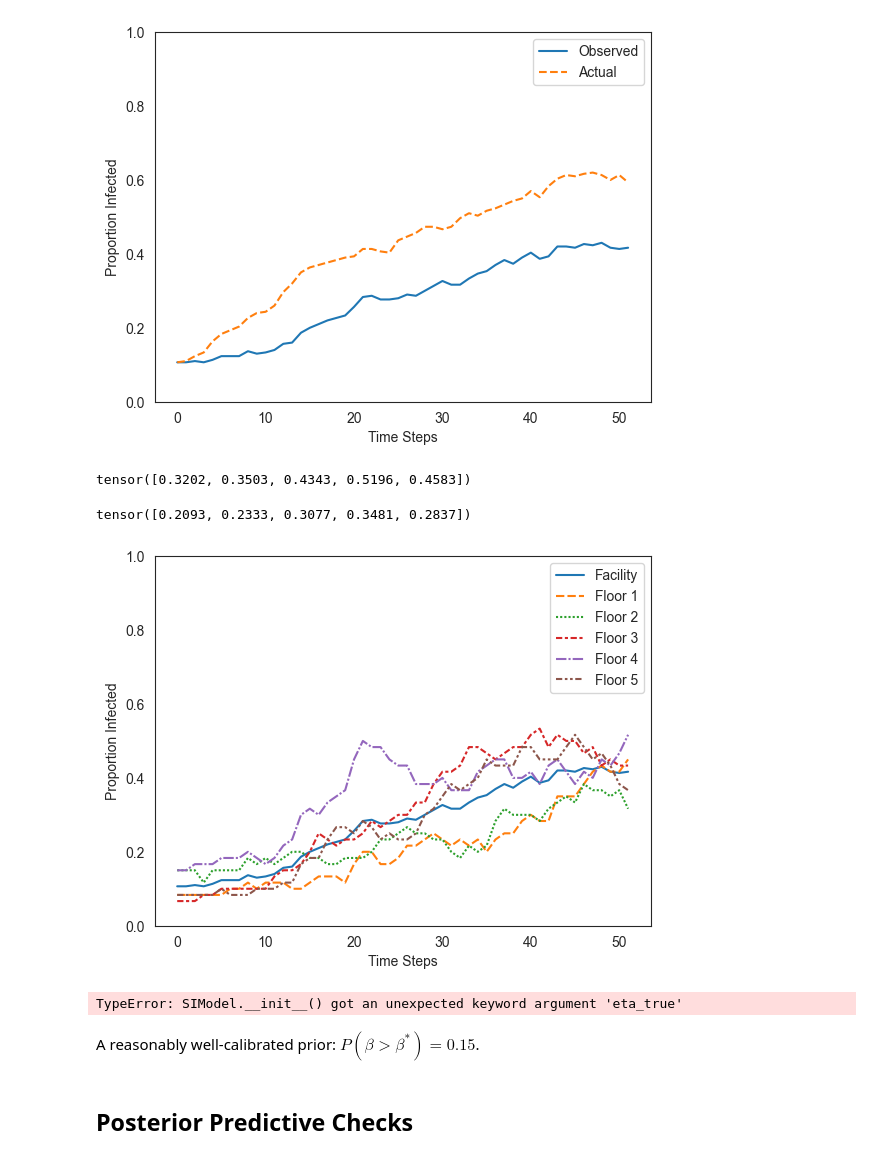
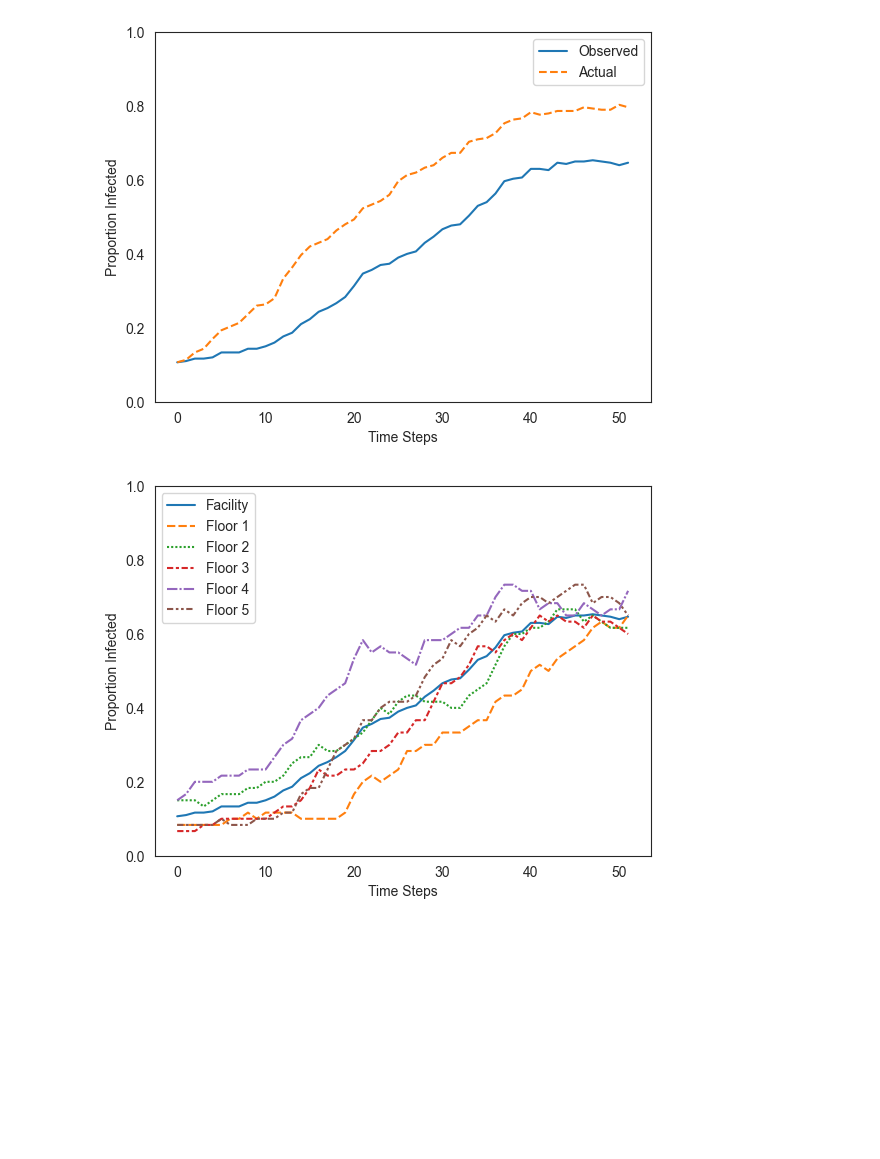
Before and after one commit to epibayes/np-epid, a Jupyter notebook: notebooks/si_sim-partial.ipynb, the cells around one changed output. Saved outputs shown, nothing was run; the diff lists cells and outputs as text; code cells hidden in the pictures; blank space fills up the shorter version.

```diff
--- a/notebooks/si_sim-partial.ipynb
+++ b/notebooks/si_sim-partial.ipynb
@@ -13,49 +13,41 @@ sns.set_style("white")
 
 beta_true = [0.05, .1, .2, .3, .4, .5, 5]
 alpha = 0.1
-gamma = 0.05
+gamma = 0.02
 eta = 0.1 # interpretation: after one week, a colonized patient will show symptoms with probability .5
 heterogeneous = True
 N = 300 # consider increasing
 T = 52
 K = 30
 data_seed = 31
 prior_mu = [-3, -1.5, -1.5, -1.5, -1.5, -1.5, 1]
 prior_sigma = [1, 1, 1, 1, 1, 1, 1]
 
 si_model = SIModel(alpha, gamma, beta_true,
                     heterogeneous, prior_mu, prior_sigma,
                    N, T, summarize=False, flatten=False,
                   observed_seed=data_seed, eta=eta)
 y_o = si_model.get_observed_data()
 
 
 si_model_alt = SIModel(alpha, gamma, beta_true,
                     heterogeneous, prior_mu, prior_sigma,
                    N, T, summarize=False, flatten=False,
                   observed_seed=data_seed, eta=.999)
 
 x_o = si_model_alt.get_observed_data()
 
 
 sns.lineplot(y_o[0, :], label="Observed")
 sns.lineplot(x_o[0, :], label="Actual", linestyle="--")
 
 plt.ylim((0,1))
 plt.xlabel("Time Steps")
 plt.ylabel("Proportion Infected")
 plt.savefig("images/partial_obs.png")
 plt.show()
 # %% [output]
-[figure, old version]
+[figure, new version]
-# %%
-x_o[1:6, :].mean(1)
-# %% [output]
-tensor([0.3202, 0.3503, 0.4343, 0.5196, 0.4583])
-# %%
-y_o[1:6, :].mean(1)
-# %% [output]
-tensor([0.2093, 0.2333, 0.3077, 0.3481, 0.2837])
 # %%
 data = y_o[:6,:]
 
@@ -68,31 +60,4 @@ plt.ylabel("Proportion Infected")
 plt.savefig("images/partial_obs_floor_viz.png")
 plt.show()
 # %% [output]
-[figure, old version]
+[figure, new version]
-# %%
-si_model = SIModel(alpha, gamma, beta_true,
-                    heterogeneous, prior_mu, prior_sigma,
-                   N, T, summarize=False, eta_true = 0.1)
-y_o = si_model.get_observed_data(29)
-I_o = np.array(y_o[0])
-
-si_model_alt = SIModel(alpha, gamma, beta_true,
-                    heterogeneous, prior_mu, prior_sigma,
-                   N, T, summarize=False, eta_true = 1)
-y_1 = si_model_alt.get_observed_data(29)
-I_1 = np.array(y_1[0])
-
-plt.plot(I_o, label="Observed Infected")
-plt.plot(I_1, label="Model Guess")
-plt.legend(loc="upper right")
-plt.xlabel("Time Steps")
-plt.ylabel("Proportion")
-plt.ylim(0, 1.1)
-plt.title("Susceptible-Infected Simulation with Partial Observation")
-plt.show()
-# %% [output]
-TypeError: SIModel.__init__() got an unexpected keyword argument 'eta_true'
-# %% [markdown]
-A reasonably well-calibrated prior: $P(\beta > \beta^*) = 0.15$.
-# %% [markdown]
-## Posterior Predictive Checks
```
Also changed, not shown: parts of 30 cells of this notebook, 15 other files.
